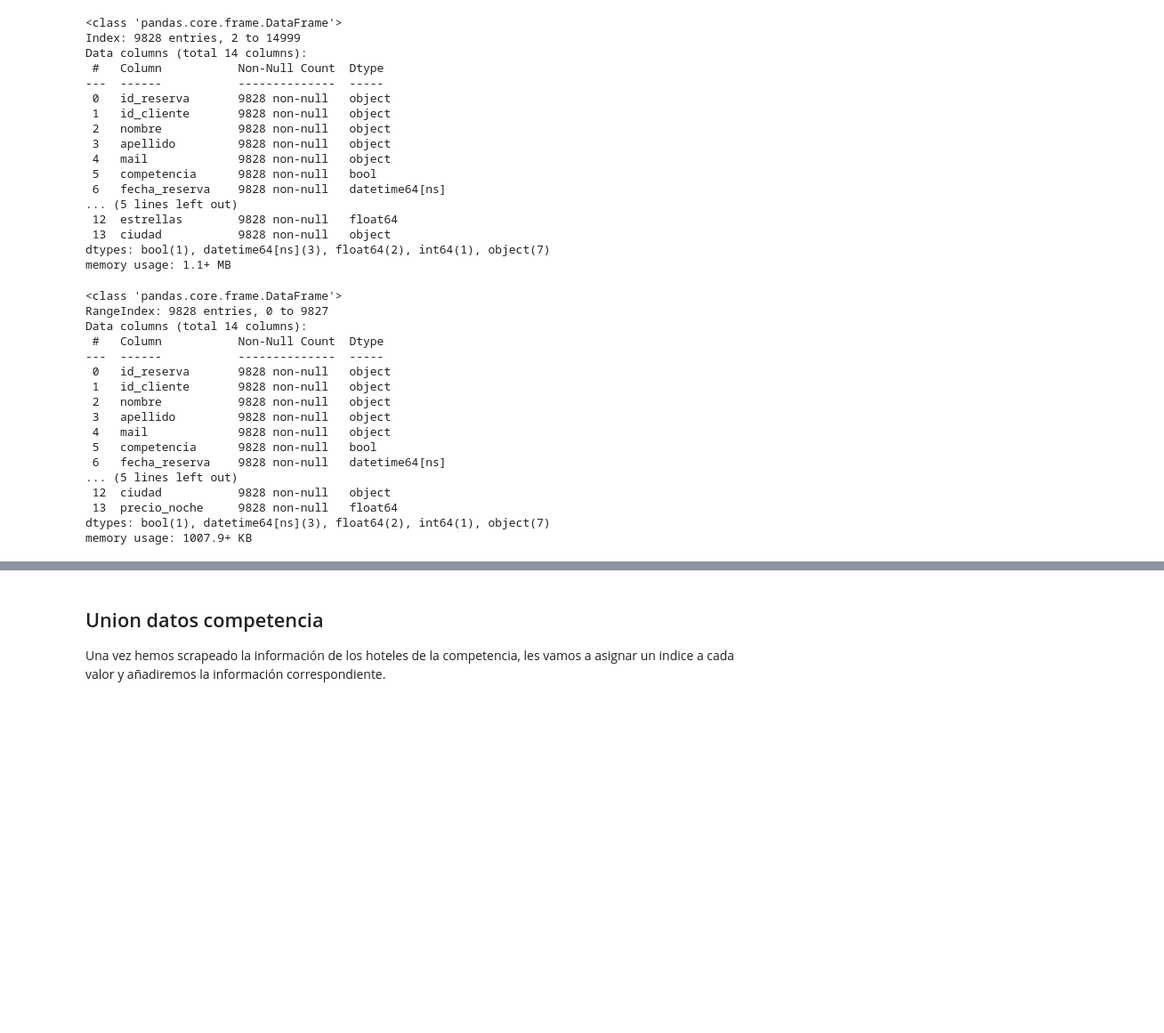
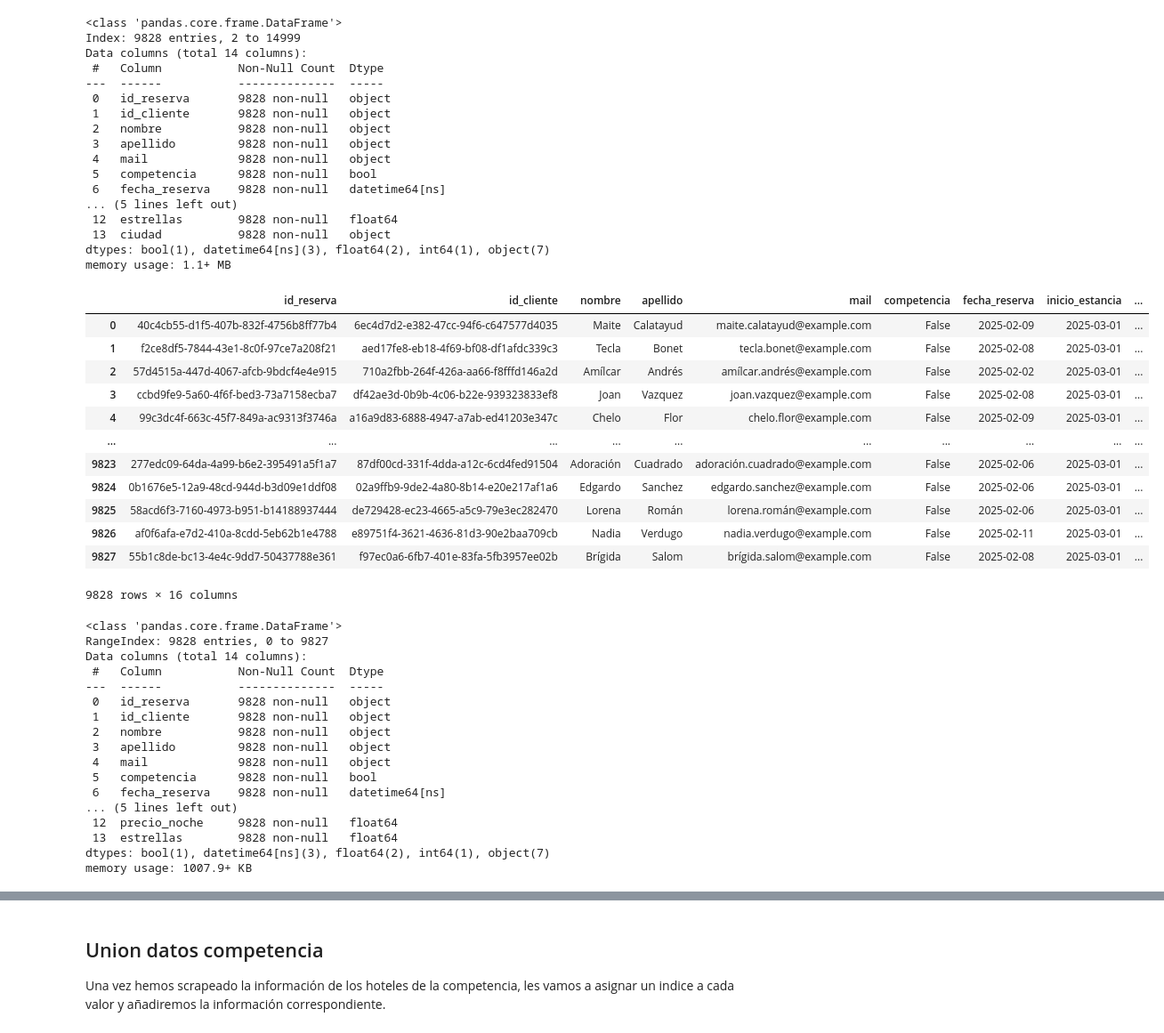
Before and after one commit to Gabijc/Proyecto_ETL_Hoteles, a Jupyter notebook: Notebooks/Analisis_inicial.ipynb, the cells around one changed output, grey strips where cells are left out. Shown at 89% size. Drawn from its saved outputs; the diff is of its cells as text; code cells hidden in the pictures; blank space fills up the shorter version.

Commit message:
falta cargar solo reservas

```diff
--- a/Notebooks/Analisis_inicial.ipynb
+++ b/Notebooks/Analisis_inicial.ipynb
@@ -621,7 +642,22 @@ memory usage: 1.1+ MB
+# %%
+hoteles_grupo_final
+# %% [output]
+|  | id_reserva | id_cliente | nombre | apellido | mail | competencia | fecha_reserva | inicio_estancia | ... |
+| 0 | 40c4cb55-d1f5-407b-832f-4756b8ff77b4 | 6ec4d7d2-e382-47cc-94f6-c647577d4035 | Maite | Calatayud | maite.calatayud@example.com | False | 2025-02-09 | 2025-03-01 | ... |
+| 1 | f2ce8df5-7844-43e1-8c0f-97ce7a208f21 | aed17fe8-eb18-4f69-bf08-df1afdc339c3 | Tecla | Bonet | tecla.bonet@example.com | False | 2025-02-08 | 2025-03-01 | ... |
+| 2 | 57d4515a-447d-4067-afcb-9bdcf4e4e915 | 710a2fbb-264f-426a-aa66-f8fffd146a2d | Amílcar | Andrés | amílcar.andrés@example.com | False | 2025-02-02 | 2025-03-01 | ... |
+| 3 | ccbd9fe9-5a60-4f6f-bed3-73a7158ecba7 | df42ae3d-0b9b-4c06-b22e-939323833ef8 | Joan | Vazquez | joan.vazquez@example.com | False | 2025-02-08 | 2025-03-01 | ... |
+| 4 | 99c3dc4f-663c-45f7-849a-ac9313f3746a | a16a9d83-6888-4947-a7ab-ed41203e347c | Chelo | Flor | chelo.flor@example.com | False | 2025-02-09 | 2025-03-01 | ... |
+| ... | ... | ... | ... | ... | ... | ... | ... | ... | ... |
+| 9823 | 277edc09-64da-4a99-b6e2-395491a5f1a7 | 87df00cd-331f-4dda-a12c-6cd4fed91504 | Adoración | Cuadrado | adoración.cuadrado@example.com | False | 2025-02-06 | 2025-03-01 | ... |
+| 9824 | 0b1676e5-12a9-48cd-944d-b3d09e1ddf08 | 02a9ffb9-9de2-4a80-8b14-e20e217af1a6 | Edgardo | Sanchez | edgardo.sanchez@example.com | False | 2025-02-06 | 2025-03-01 | ... |
+| 9825 | 58acd6f3-7160-4973-b951-b14188937444 | de729428-ec23-4665-a5c9-79e3ec282470 | Lorena | Román | lorena.román@example.com | False | 2025-02-06 | 2025-03-01 | ... |
+| 9826 | af0f6afa-e7d2-410a-8cdd-5eb62b1e4788 | e89751f4-3621-4636-81d3-90e2baa709cb | Nadia | Verdugo | nadia.verdugo@example.com | False | 2025-02-11 | 2025-03-01 | ... |
+| 9827 | 55b1c8de-bc13-4e4c-9dd7-50437788e361 | f97ec0a6-6fb7-401e-83fa-5fb3957ee02b | Brígida | Salom | brígida.salom@example.com | False | 2025-02-08 | 2025-03-01 | ... |
+9828 rows × 16 columns
 # %%
-hoteles_grupo_final = hoteles_grupo.merge(precios_medios, on = "nombre_hotel")
-hoteles_grupo_final = hoteles_grupo_final.drop(columns = ["precio_noche"])
-hoteles_grupo_final = hoteles_grupo_final.rename(columns = {'mean': 'precio_noche'})
+hoteles_grupo_final = hoteles_grupo_final.drop(columns = ["precio_noche", "estrellas"])
+hoteles_grupo_final = hoteles_grupo_final.rename(columns = {'mean_x': 'precio_noche', 'mean_y': 'estrellas'})
 hoteles_grupo_final.info()
 # %% [output]
 <class 'pandas.core.frame.DataFrame'>
@@ -637,7 +673,7 @@ Data columns (total 14 columns):
  5   competencia      9828 non-null   bool
  6   fecha_reserva    9828 non-null   datetime64[ns]
 ... (5 lines left out)
- 12  ciudad           9828 non-null   object
- 13  precio_noche     9828 non-null   float64
+ 12  precio_noche     9828 non-null   float64
+ 13  estrellas        9828 non-null   float64
 dtypes: bool(1), datetime64[ns](3), float64(2), int64(1), object(7)
 memory usage: 1007.9+ KB
```
Also changed, not shown: parts of 20 cells of this notebook, 2 other files.
